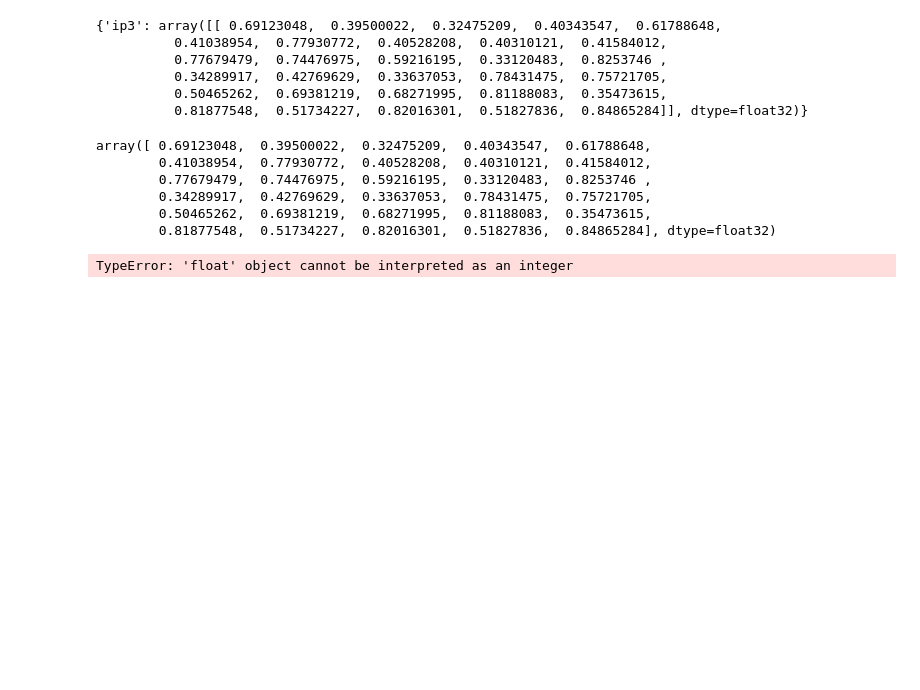
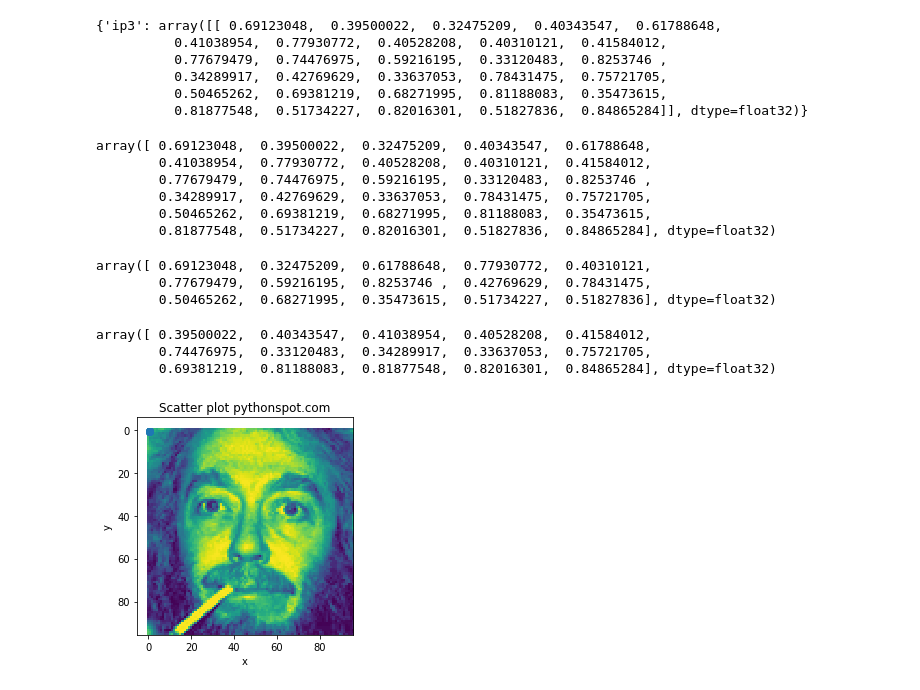
Before and after one commit to AlexanderSavochkin/caffe-facialkp, a Jupyter notebook: FacialKeyPoints.ipynb, the cells around one changed output. Cells and saved outputs as stored; diff of their text form; code cells hidden in the pictures; blank space fills up the shorter version.

Commit message:
Plotting predictions

```diff
--- a/FacialKeyPoints.ipynb
+++ b/FacialKeyPoints.ipynb
@@ -16,5 +16,7 @@ f.close()
 X.shape
 # %% [output]
 (1783, 1, 96, 96)
+# %%
+n = 527
 # %%
 #Draw some random picture
@@ -25,5 +26,5 @@ plt.imshow(X[920,0,:,:])
 # %%
-Xshaped = X[920,:,:].copy()
+Xshaped = X[n,:,:].copy()
 Xshaped = Xshaped.reshape((1,1,96,96))
 # %%
 plt.imshow(Xshaped[0,0,:,:])
@@ -63,8 +63,28 @@ array([ 0.69123048,  0.39500022,  0.32475209,  0.40343547,  0.61788648,
 # %%
 xf = []
 yf = []
-for i in range(len(arr_predictions)/2):
-  xf.append(arr_predictions[i])
-  yf.append(arr_predictions[i+1])
+for i in range(15):
+  xf.append(arr_predictions[i*2])
+  yf.append(arr_predictions[i*2+1])
+xf = np.array(xf)
+yf = np.array(yf)
-# %% [output]
-TypeError: 'float' object cannot be interpreted as an integer
+# %%
+xf
+# %% [output]
+array([ 0.69123048,  0.32475209,  0.61788648,  0.77930772,  0.40310121,
+        0.77679479,  0.59216195,  0.8253746 ,  0.42769629,  0.78431475,
+        0.50465262,  0.68271995,  0.35473615,  0.51734227,  0.51827836], dtype=float32)
+# %%
+yf
+# %% [output]
+array([ 0.39500022,  0.40343547,  0.41038954,  0.40528208,  0.41584012,
+        0.74476975,  0.33120483,  0.34289917,  0.33637053,  0.75721705,
+        0.69381219,  0.81188083,  0.81877548,  0.82016301,  0.84865284], dtype=float32)
+# %%
+plt.scatter(xf, yf)
+plt.title('Scatter plot pythonspot.com')
+plt.xlabel('x')
+plt.ylabel('y')
+plt.show()
+# %% [output]
+[figure, added]
```
Also changed, not shown: parts of 4 cells of this notebook.
